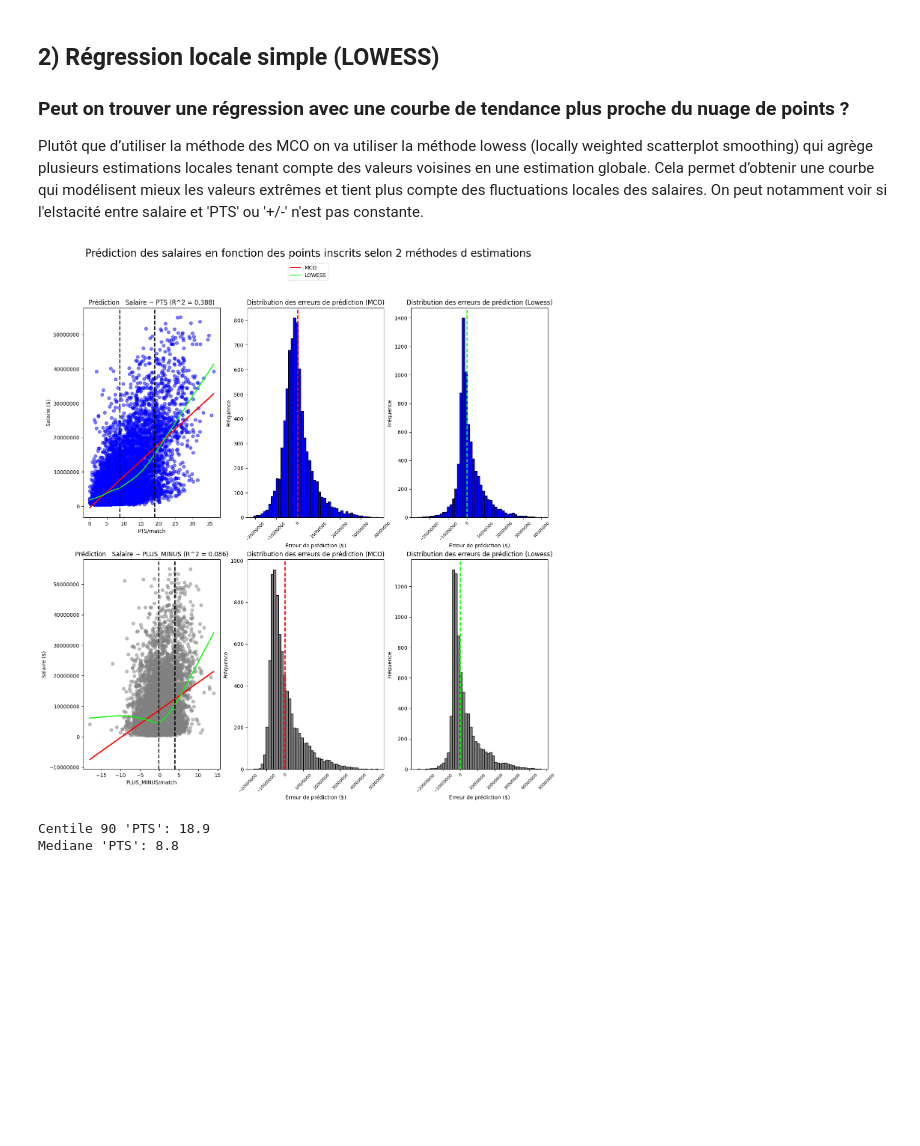
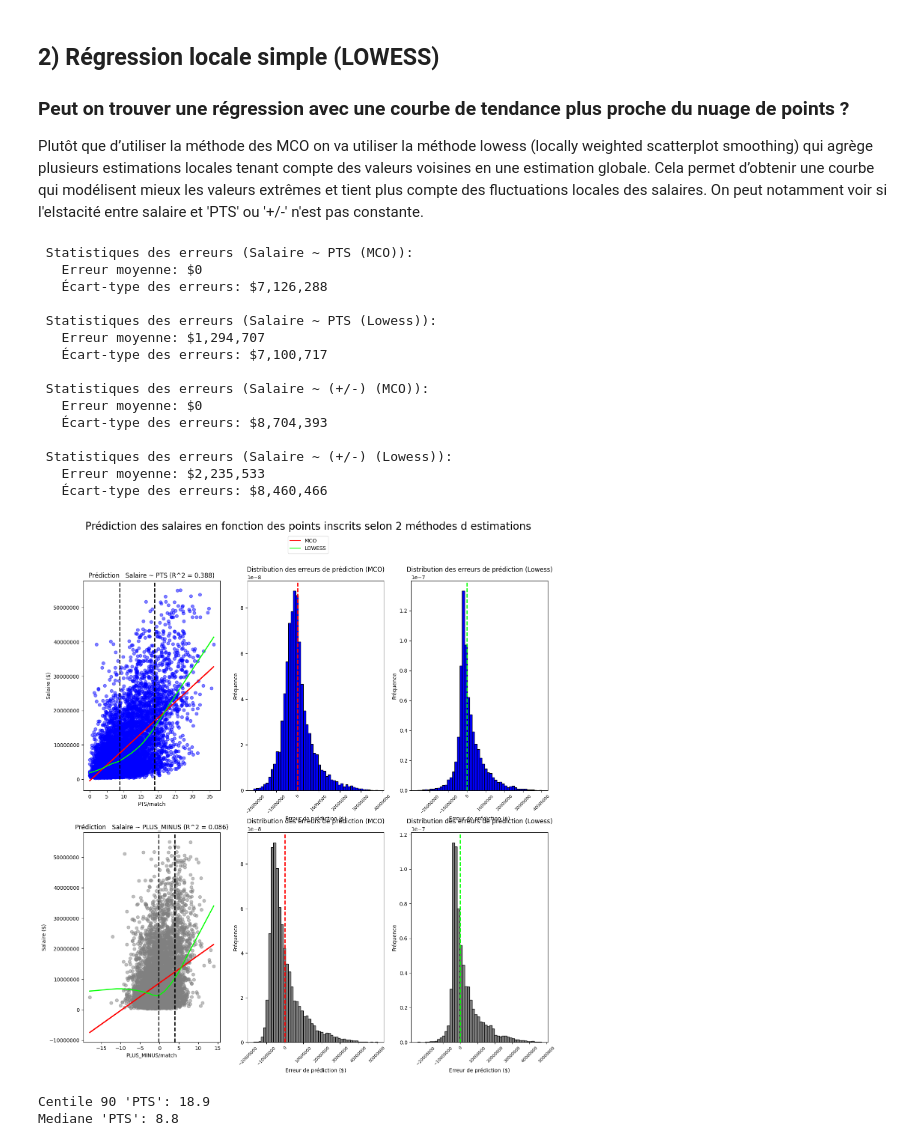
Before and after one commit to ElliotLunati/NBA_stats, a Jupyter notebook: code_gianni.ipynb, the cells around one changed output. Saved outputs shown, nothing was run; the diff lists cells and outputs as text; code cells hidden in the pictures; blank space fills up the shorter version.

```diff
--- a/code_gianni.ipynb
+++ b/code_gianni.ipynb
@@ -480,7 +480,7 @@ display(tab_R2_styled)
 def plot_rls(x, y_pred, reg_func, placement,  y = 'adjusted_salary', color = 'blue', data = df):
     '''
     x : Variable explicative
-    y : Variable exlpiquée
+    y : Variable expliquée
     y_pred : Prédiction de la variable expliquée
     placement : Localisation de la fenêtre
     reg_func : Fonction de regression utilisée
@@ -528,21 +528,26 @@ df['salary_predicted_pts'] = reg_pts.predict(df['PTS'])
 reg_plus_minus = smf.ols('adjusted_salary ~ PLUS_MINUS', data=df).fit()
 df['salary_predicted_plus_minus'] = reg_plus_minus.predict(df['PLUS_MINUS'])
 # %%
-def plot_error(y_pred, placement, color = 'blue', c_line ='red'):
+def plot_error(y_pred, placement, y = 'adjusted_salary', color = 'blue', c_line ='red', nom_reg = "" ,data = df):
     '''
+    y : variable expliquée
     y_pred : Prédiction de la variable expliquée
     placement : Localisation de la fenêtre
 
     Diagramme de la distribution des erreurs de prédiction du modèle
     '''
-    errors_func = df['adjusted_salary'] - df[y_pred]
-    placement.hist(errors_func, bins=50, color = color, edgecolor='black')
+    errors_func = data[y] - data[y_pred]
+    placement.hist(errors_func, bins=50, color = color, edgecolor='black', density = True)
     placement.set_xlabel('Erreur de prédiction ($)')
     placement.set_ylabel('Fréquence')
-    placement.set_title(f'Distribution des erreurs de prédiction (E[erreur]={errors_func.mean():.2f})')
+    placement.set_title(f'Distribution des erreurs de prédiction')
     placement.axvline(x=0, color= c_line, linestyle='--', linewidth=2)
     placement.ticklabel_format(style='plain', axis='x')
     placement.tick_params(axis='x', rotation=45, labelsize='8')
+
+    print(f"\n Statistiques des erreurs ({nom_reg}):")
+    print(f"   Erreur moyenne: ${errors_func.mean():,.0f}")
+    print(f"   Écart-type des erreurs: ${errors_func.std():,.0f}")
 # %%
 # Visualiser les prédictions vs valeurs réelles
 fig, axes = plt.subplots(2, 2, figsize=(12, 10))
@@ -578,0 +600,6 @@ De manière générale, les régressions linéaires simples seront insuffisantes
+# %%
+# Regression   Niveau - Niveau  (Salaire ~ +/-)
+reg_age = smf.ols('adjusted_salary ~ AGE', data=df).fit()
+df['salary_predicted_age'] = reg_age.predict(df['AGE'])
+
+salary_lowess_pts = lowess(df['adjusted_salary'], df['PTS'], frac=0.3)
@@ -629,11 +667,11 @@ salary_smooth_plus_minus = salary_lowess_plus_minus[:, 1]
 df['salary_predicted_lowess_plus_minus'] = interp(df['PLUS_MINUS'], PLUS_MINUS_smooth, salary_smooth_plus_minus)
 # %%
 import matplotlib.lines as mlines
-
 
 # Visualiser les prédictions vs valeurs réelles
 fig, axes = plt.subplots(2, 3, figsize=(16, 16))
 fig.suptitle('Prédiction des salaires en fonction des points inscrits selon 2 méthodes d estimations', fontsize=20)
+
 #Légende
 labels = ['MCO','LOWESS']
 color_lab = ['red','lime']
@@ -644,38 +682,53 @@ handles = [mlines.Line2D([], [], color=c) for c in color_lab]
 plot_rls('PTS','salary_predicted_pts', reg_pts, axes[0,0])
 axes[0,0].plot(PTS_smooth, salary_smooth_pts, c='lime', lw=2, label="Courbe LOWESS")           # Courbe  de tendance de la la prédiction par la méthode LOWESS
 axes[0,0].axvline(x=np.median(df['PTS']), color='black', linestyle='--', linewidth=2)          # Mediane
 axes[0,0].axvline(x=np.percentile(df['PTS'], 90), color='black', linestyle='--', linewidth=2)  # Centile 90 : 90 % des joueurs inscrivent moins de pts que ce seuil
 
 
 # Graphique 2: Distribution des erreurs (MCO)
-plot_error('salary_predicted_pts',axes[0,1])
+plot_error('salary_predicted_pts',axes[0,1] , nom_reg = "Salaire ~ PTS (MCO)")
 axes[0,1].set_title('Distribution des erreurs de prédiction (MCO)')
 
 # Graphique 3: Distribution des erreurs (Lowess)
-plot_error('salary_predicted_lowess_pts',axes[0,2], c_line = 'lime')
+plot_error('salary_predicted_lowess_pts',axes[0,2], c_line = 'lime', nom_reg = "Salaire ~ PTS (Lowess)")
 axes[0,2].set_title('Distribution des erreurs de prédiction (Lowess)')
 
 
 # Graphique 4: Regression Salaire ~ (+/-)
 plot_rls('PLUS_MINUS', 'salary_predicted_plus_minus', reg_plus_minus, axes[1,0], color = 'grey')
 axes[1,0].plot(PLUS_MINUS_smooth, salary_smooth_plus_minus, c='lime', lw=2, label="Courbe LOWESS")
 axes[1,0].axvline(x=np.median(df['PLUS_MINUS']), color='black', linestyle='--', linewidth=2)
 axes[1,0].axvline(x=np.percentile(df['PLUS_MINUS'], 90), color='black', linestyle='--', linewidth=2)
 
 # Graphique 5: Distribution des erreurs (MCO)
-plot_error('salary_predicted_plus_minus', axes[1,1], color ='grey')
+plot_error('salary_predicted_plus_minus', axes[1,1], color ='grey', nom_reg = "Salaire ~ (+/-) (MCO)")
 axes[1,1].set_title('Distribution des erreurs de prédiction (MCO)')
 
 # Graphique 6: Distribution des erreurs (Lowess)
-plot_error('salary_predicted_lowess_plus_minus', axes[1,2], color ='grey', c_line = 'lime')
+plot_error('salary_predicted_lowess_plus_minus', axes[1,2], color ='grey', c_line = 'lime', nom_reg = "Salaire ~ (+/-) (Lowess)")
 axes[1,2].set_title('Distribution des erreurs de prédiction (Lowess)')
 
 
 
 fig.legend(handles=handles, labels=labels, loc='center', bbox_to_anchor=(0.5, 0.94))
 plt.show()
 # %% [output]
+ Statistiques des erreurs (Salaire ~ PTS (MCO)):
+   Erreur moyenne: $0
+   Écart-type des erreurs: $7,126,288
+
+ Statistiques des erreurs (Salaire ~ PTS (Lowess)):
+   Erreur moyenne: $1,294,707
+   Écart-type des erreurs: $7,100,717
+
+ Statistiques des erreurs (Salaire ~ (+/-) (MCO)):
+   Erreur moyenne: $0
+   Écart-type des erreurs: $8,704,393
+
+ Statistiques des erreurs (Salaire ~ (+/-) (Lowess)):
+   Erreur moyenne: $2,235,533
+   Écart-type des erreurs: $8,460,466
-[figure, old version]
+[figure, new version]
 # %%
 print(f"Centile 90 'PTS': {np.percentile(df['PTS'], 90)}")
 print(f"Mediane 'PTS': {np.median(df['PTS'])}")
```
Also changed, not shown: parts of 36 cells of this notebook.
